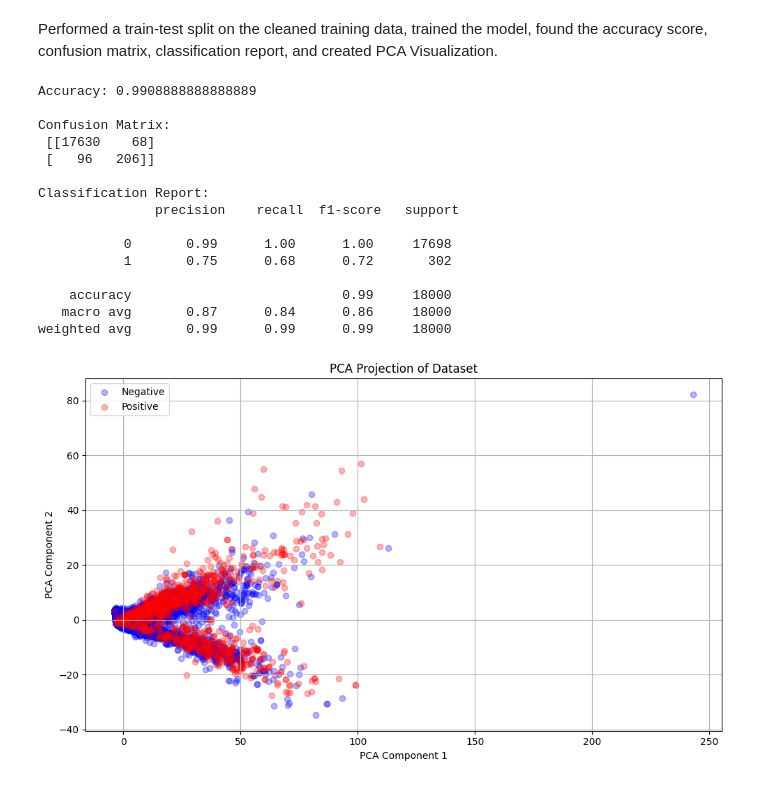
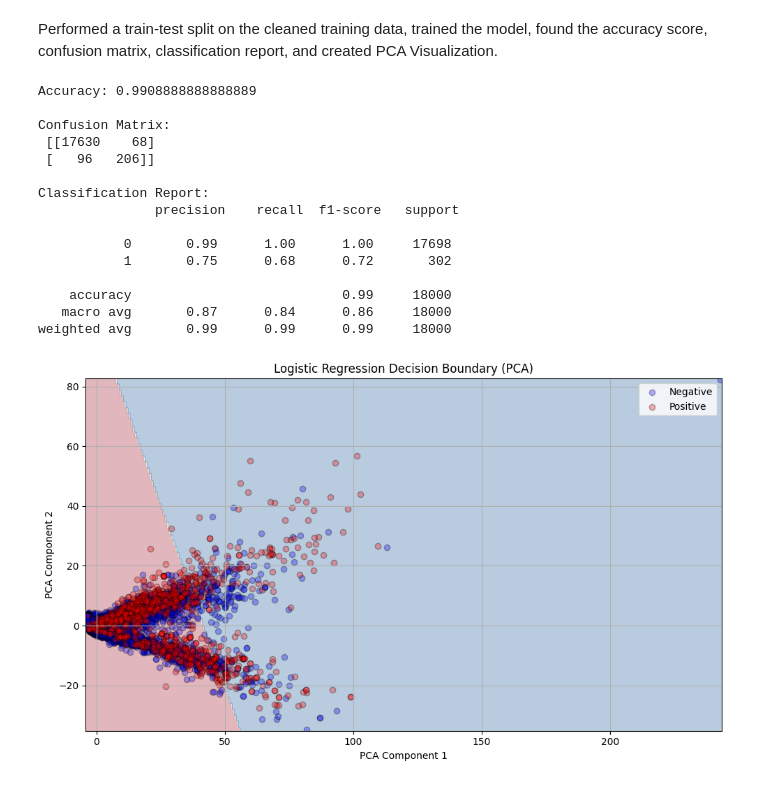
Before and after one commit to mwalsh514/APS-Failure-Classification-Model, a Jupyter notebook: models/logistic_regression.ipynb, the cells around one changed output. Saved outputs shown, nothing was run; the diff lists cells and outputs as text; code cells hidden in the pictures.

```diff
--- a/models/logistic_regression.ipynb
+++ b/models/logistic_regression.ipynb
@@ -12,6 +12,7 @@ from sklearn.linear_model import LogisticRegression
 from sklearn.metrics import classification_report, confusion_matrix, accuracy_score
 from sklearn.decomposition import PCA
 from sklearn.preprocessing import StandardScaler
+import numpy as np
 
 # Load the data
 df = pd.read_csv(
@@ -39,40 +40,57 @@ model.fit(X_train, y_train)
 # Predictions
 y_pred = model.predict(X_test)
 
 # Evaluation
 print("Accuracy:", accuracy_score(y_test, y_pred))
 print("\nConfusion Matrix:\n", confusion_matrix(y_test, y_pred))
 print("\nClassification Report:\n", classification_report(y_test, y_pred))
 
 # --- PCA Visualization (2D) ---
 pca = PCA(n_components=2)
 X_pca = pca.fit_transform(X_scaled)
 
-# Plot
-plt.figure(figsize=(10, 6))
-plt.scatter(X_pca[y == 0, 0], X_pca[y == 0, 1], alpha=0.3, label='Negative', c='blue')
-plt.scatter(X_pca[y == 1, 0], X_pca[y == 1, 1], alpha=0.3, label='Positive', c='red')
-plt.title("PCA Projection of Dataset")
-plt.xlabel("PCA Component 1")  # The direction of maximum variance in the data
-plt.ylabel("PCA Component 2")  # The second most informative direction, orthogonal to PC1
-plt.legend()
-plt.grid(True)
+# Retrain model on PCA data for plotting
+model_pca = LogisticRegression(max_iter=1000, random_state=42)
+model_pca.fit(X_pca, y)
+
+# Plot with decision boundary
+def plot_decision_boundary(ax, X, y, model):
+    x_min, x_max = X[:, 0].min() - 0.5, X[:, 0].max() + 0.5
+    y_min, y_max = X[:, 1].min() - 0.5, X[:, 1].max() + 0.5
+    xx, yy = np.meshgrid(np.linspace(x_min, x_max, 300),
+                         np.linspace(y_min, y_max, 300))
+
+    Z = model.predict(np.c_[xx.ravel(), yy.ravel()])
+    Z = Z.reshape(xx.shape)
+
+    ax.contourf(xx, yy, Z, cmap='RdBu', alpha=0.3)
+    ax.scatter(X[y == 0, 0], X[y == 0, 1], alpha=0.3, label='Negative', c='blue', edgecolors='k')
+    ax.scatter(X[y == 1, 0], X[y == 1, 1], alpha=0.3, label='Positive', c='red', edgecolors='k')
+    ax.set_title("Logistic Regression Decision Boundary (PCA)")
+    ax.set_xlabel("PCA Component 1")
+    ax.set_ylabel("PCA Component 2")
+    ax.legend()
+    ax.grid(True)
+
+# Display plot
+fig, ax = plt.subplots(figsize=(10, 6))
+plot_decision_boundary(ax, X_pca, y, model_pca)
 plt.tight_layout()
 plt.show()
 # %% [output]
 Accuracy: 0.9908888888888889
 
 Confusion Matrix:
  [[17630    68]
  [   96   206]]
 
 Classification Report:
                precision    recall  f1-score   support
 
            0       0.99      1.00      1.00     17698
            1       0.75      0.68      0.72       302
 
     accuracy                           0.99     18000
    macro avg       0.87      0.84      0.86     18000
 weighted avg       0.99      0.99      0.99     18000
-[figure, old version]
+[figure, new version]
```
Also changed, not shown: parts of 1 cell of this notebook.
